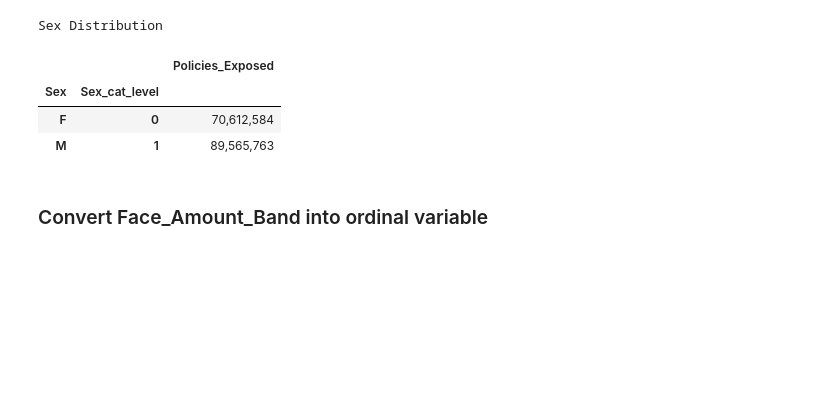
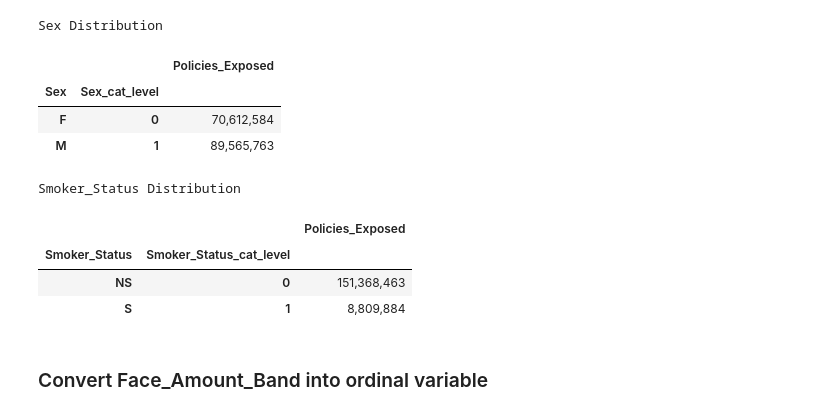
Before and after one commit to ckjackytam/ifoa-ds-health-care-wp, a Jupyter notebook: Python/big-pitch/01 - Create Modelling Data.ipynb, the cells around one changed output. Drawn from its saved outputs; the diff is of its cells as text; code cells hidden in the pictures; blank space fills up the shorter version.

```diff
--- a/Python/big-pitch/01 - Create Modelling Data.ipynb
+++ b/Python/big-pitch/01 - Create Modelling Data.ipynb
@@ -140,6 +140,33 @@ Sex Distribution
 | Sex | Sex_cat_level |  |
 | F | 0 | 70,612,584 |
 | M | 1 | 89,565,763 |
+# %%
+####################################################################
+####################################################################
+
+var = "Smoker_Status"
+format_dict = {exposure: "{:,.0f}"}
+bar_dict = {exposure: "grey"}
+caption = f"{var} Distribution"
+
+####################################################################
+####################################################################
+
+# Check the distribution of one categorical variable and its integer values
+df_gb = df_data.groupby([var, var + "_cat_level"], dropna=False, observed=True)[
+    [exposure]
+].sum()
+
+# Display result
+df_gb.style.pipe(
+    lambda x: utils.make_pretty_pivot(x, format_dict, caption, bar_dict=bar_dict)
+)
+# %% [output]
+Smoker_Status Distribution
+|  |  | Policies_Exposed |
+| Smoker_Status | Smoker_Status_cat_level |  |
+| NS | 0 | 151,368,463 |
+| S | 1 | 8,809,884 |
 # %% [markdown]
 ### Convert Face_Amount_Band into ordinal variable
 # %%
```
Also changed, not shown: 6 other files.
